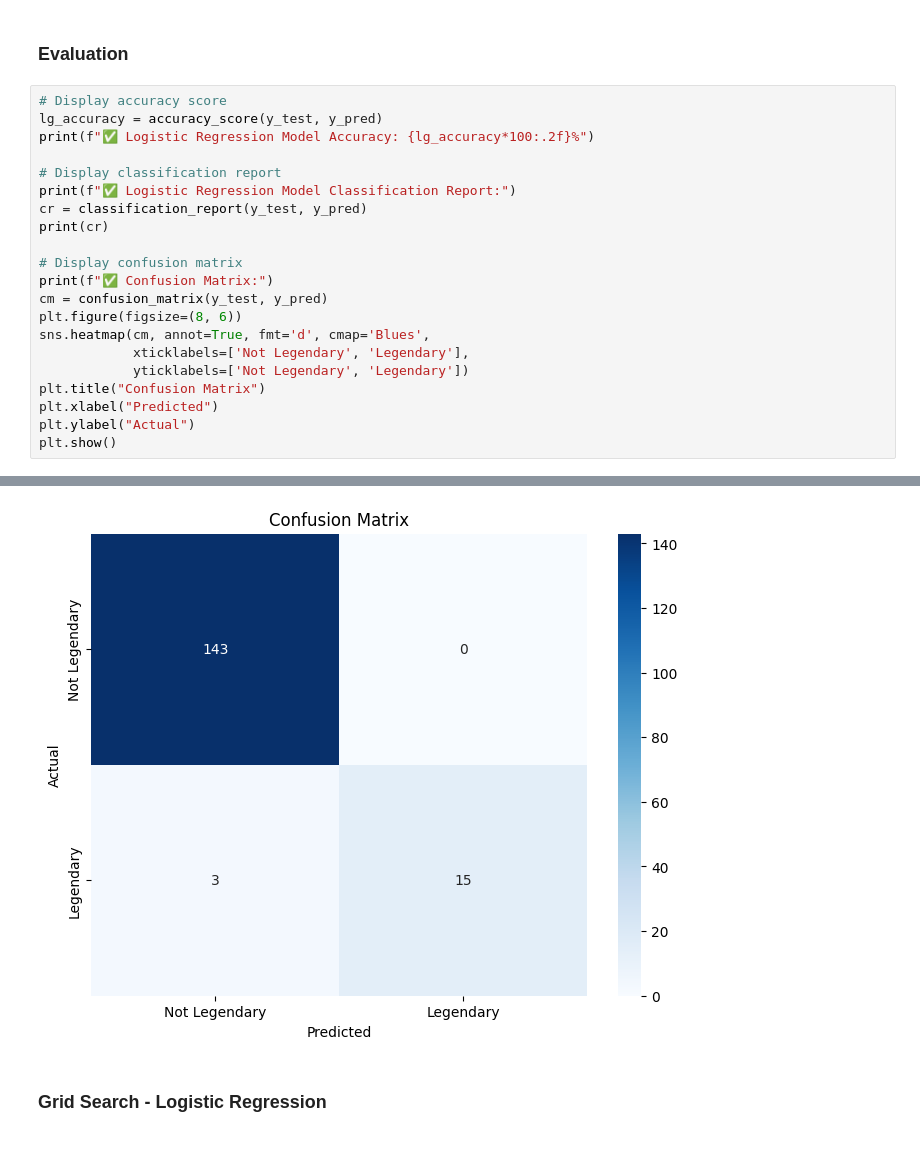
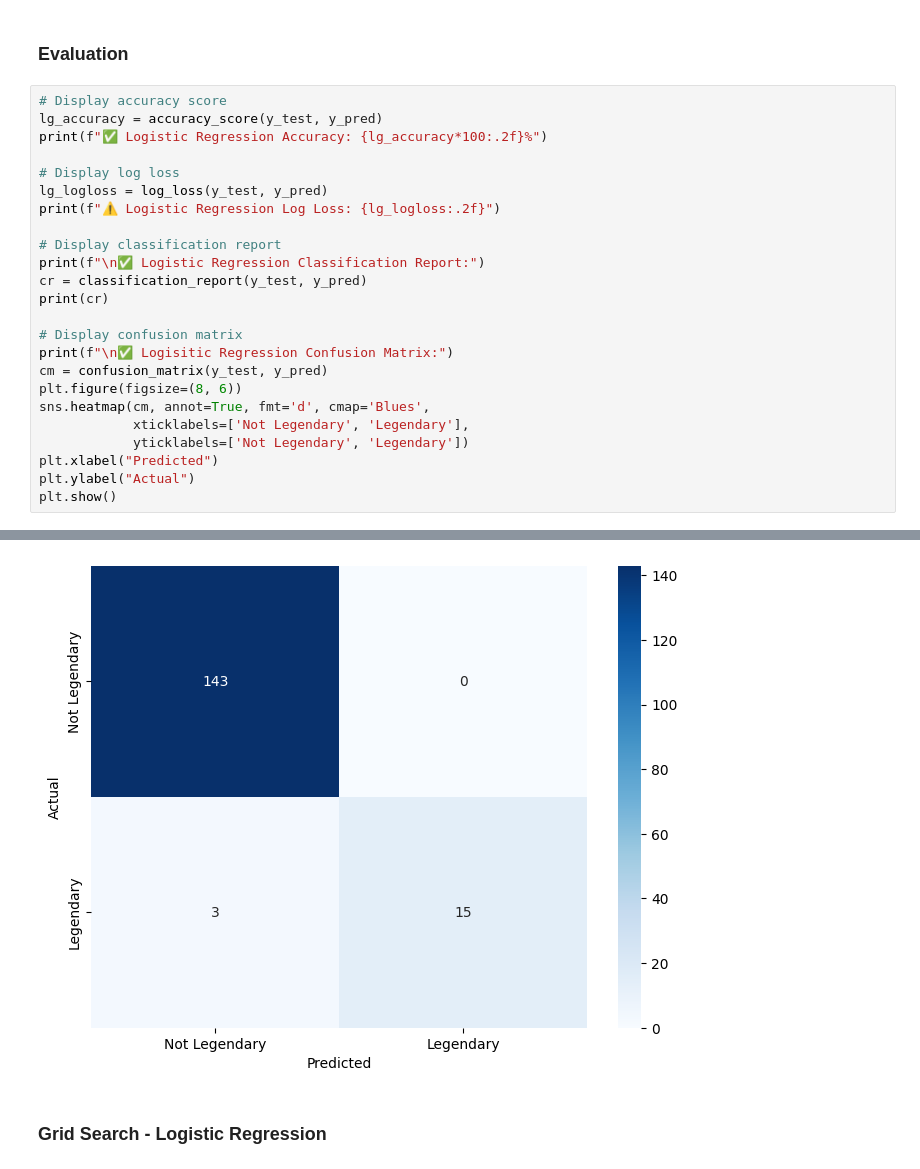
Before and after one commit to OrenChouraki06/projet-legendary-pokemon, a Jupyter notebook: legendary_pokemon_classification.ipynb, the cells around one changed output, grey strips where cells are left out. Saved outputs shown, nothing was run; the diff lists cells and outputs as text.

```diff
--- a/legendary_pokemon_classification.ipynb
+++ b/legendary_pokemon_classification.ipynb
@@ -579,21 +583,24 @@ print(f"✅ Logistic Regression prediction using test dataset completed.")
 # %%
 # Display accuracy score
 lg_accuracy = accuracy_score(y_test, y_pred)
-print(f"✅ Logistic Regression Model Accuracy: {lg_accuracy*100:.2f}%")
+print(f"✅ Logistic Regression Accuracy: {lg_accuracy*100:.2f}%")
+
+# Display log loss
+lg_logloss = log_loss(y_test, y_pred)
+print(f"⚠️ Logistic Regression Log Loss: {lg_logloss:.2f}")
 
 # Display classification report
-print(f"✅ Logistic Regression Model Classification Report:")
+print(f"\n✅ Logistic Regression Classification Report:")
 cr = classification_report(y_test, y_pred)
 print(cr)
 
 # Display confusion matrix
-print(f"✅ Confusion Matrix:")
+print(f"\n✅ Logisitic Regression Confusion Matrix:")
 cm = confusion_matrix(y_test, y_pred)
 plt.figure(figsize=(8, 6))
 sns.heatmap(cm, annot=True, fmt='d', cmap='Blues',
             xticklabels=['Not Legendary', 'Legendary'],
             yticklabels=['Not Legendary', 'Legendary'])
-plt.title("Confusion Matrix")
 plt.xlabel("Predicted")
 plt.ylabel("Actual")
 plt.show()
@@ -613,4 +623,4 @@ weighted avg       0.98      0.98      0.98       161
-[figure, old version]
+[figure, new version]
 # %% [markdown]
 ### Grid Search - Logistic Regression
 # %%
```
Also changed, not shown: parts of 23 cells of this notebook, 1 other file.
